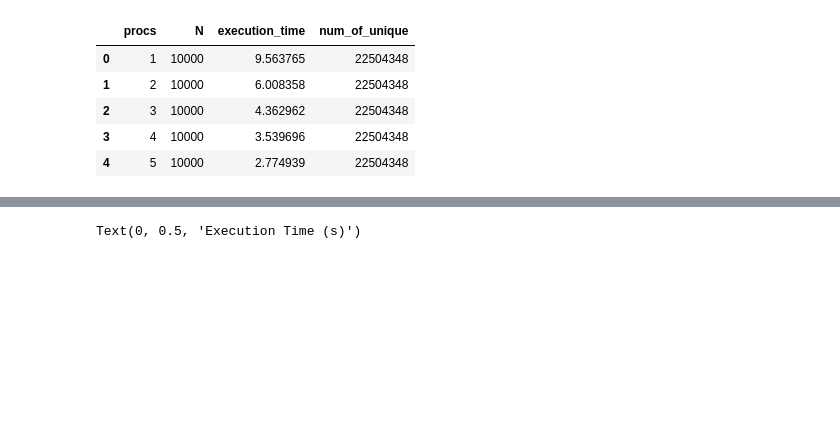
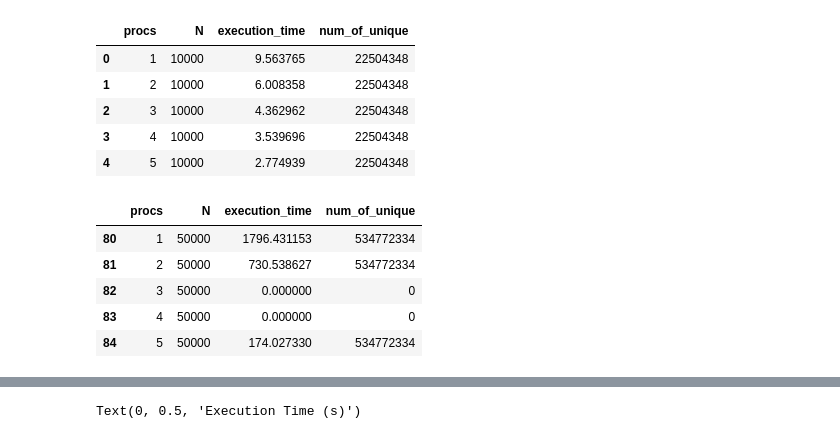
Before and after one commit to brianpacouloute/scalable_mpi_mult_table, a Jupyter notebook: output/benchmark.ipynb, the cells around one changed output, grey strips where cells are left out. Saved outputs shown, nothing was run; the diff lists cells and outputs as text; code cells hidden in the pictures; blank space fills up the shorter version.

```diff
--- a/output/benchmark.ipynb
+++ b/output/benchmark.ipynb
@@ -14,3 +14,12 @@ df.head()
 # %%
 N_10000 = df[df["N"] == 10000]
 N_20000 = df[df["N"] == 20000]
+N_50000 = df[df["N"] == 50000]
+N_50000.head()
+# %% [output]
+|  | procs | N | execution_time | num_of_unique |
+| 80 | 1 | 50000 | 1796.431153 | 534772334 |
+| 81 | 2 | 50000 | 730.538627 | 534772334 |
+| 82 | 3 | 50000 | 0.000000 | 0 |
+| 83 | 4 | 50000 | 0.000000 | 0 |
+| 84 | 5 | 50000 | 174.027330 | 534772334 |
```
Also changed, not shown: parts of 3 cells of this notebook.
